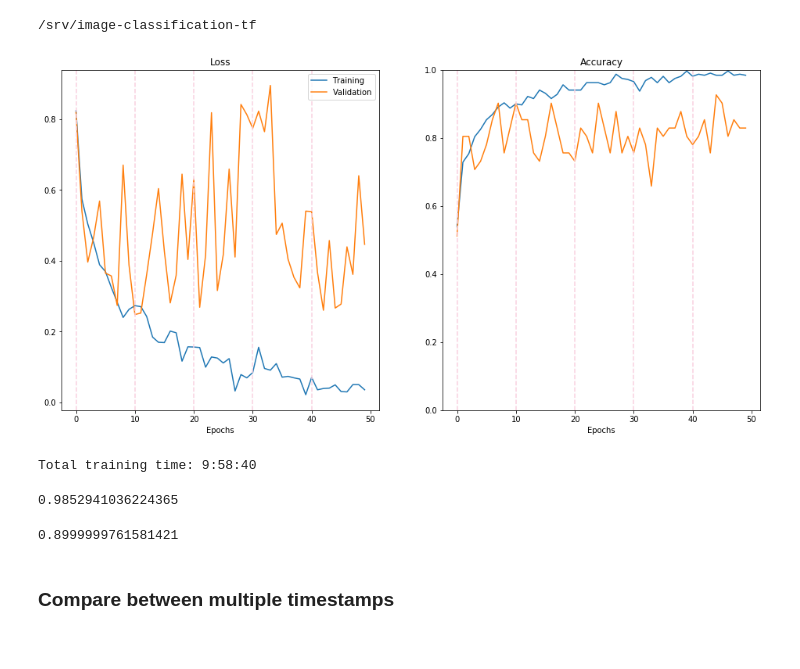
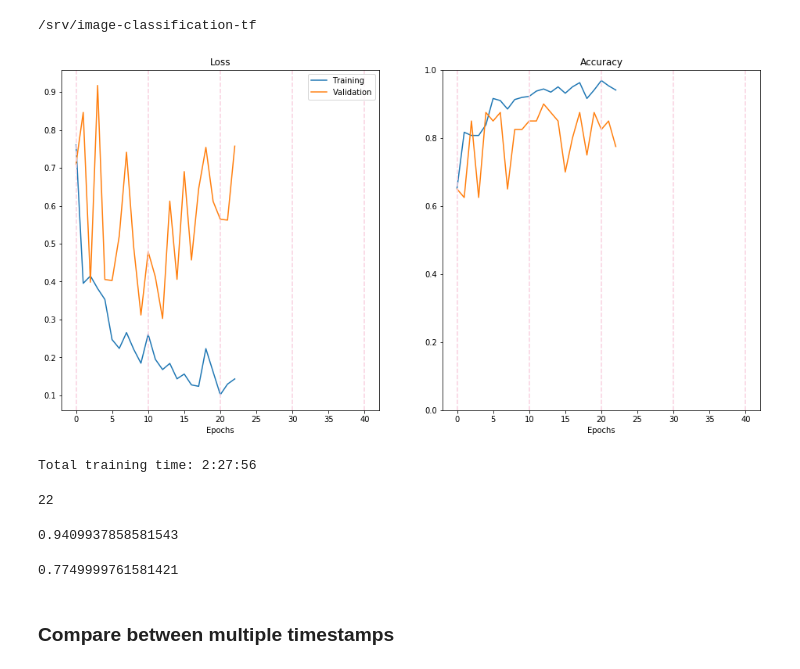
Before and after one commit to MiriamCobo/CoronaryArteries, a Jupyter notebook: notebooks/2.0-Model_training.ipynb, the cells around one changed output. Cells and saved outputs as stored; diff of their text form; code cells hidden in the pictures.

```diff
--- a/notebooks/2.0-Model_training.ipynb
+++ b/notebooks/2.0-Model_training.ipynb
@@ -49,47 +49,51 @@ cd ..
 # %%
 import os
 import json
 from datetime import timedelta
 
 import matplotlib.pylab as plt
 import numpy as np
 
 from imgclas import paths, plot_utils
 
 # User parameters to set
-TIMESTAMP = '2022-03-22_TortSp1_50ep_4Batch' # timestamp of the model
+TIMESTAMP = '2022-04-01_TortSp5_22ep_stop_8Batch' # timestamp of the model
 
 # Set the timestamp
 paths.timestamp = TIMESTAMP
 
 # Load training statistics
 stats_path = os.path.join(paths.get_stats_dir(), 'stats.json')
 with open(stats_path) as f:
     stats = json.load(f)
 
 # Load training configuration
 conf_path = os.path.join(paths.get_conf_dir(), 'conf.json')
 with open(conf_path) as f:
     conf = json.load(f)
 
 # Plot the trainig plots
 plot_utils.training_plots(conf, stats)
 # %% [output]
-[figure, old version]
+[figure, new version]
 # %%
 # Print total training time
 tr_time = int(stats['training time (s)'])
 print('Total training time: {}'.format(timedelta(seconds=tr_time)))
 # %% [output]
-Total training time: 9:58:40
+Total training time: 2:27:56
+# %%
+stats['epoch'][-1]
+# %% [output]
+22
 # %%
 stats['acc'][-1] # accuracy last epoch train
 # %% [output]
-0.9852941036224365
+0.9409937858581543
 # %%
 stats['val_acc'][-1] # acc last epoch val
 # %% [output]
-0.8999999761581421
+0.7749999761581421
 # %% [markdown]
 ### Compare between multiple timestamps
 # %%
```
Also changed, not shown: parts of 1 cell of this notebook, 4 other files.
